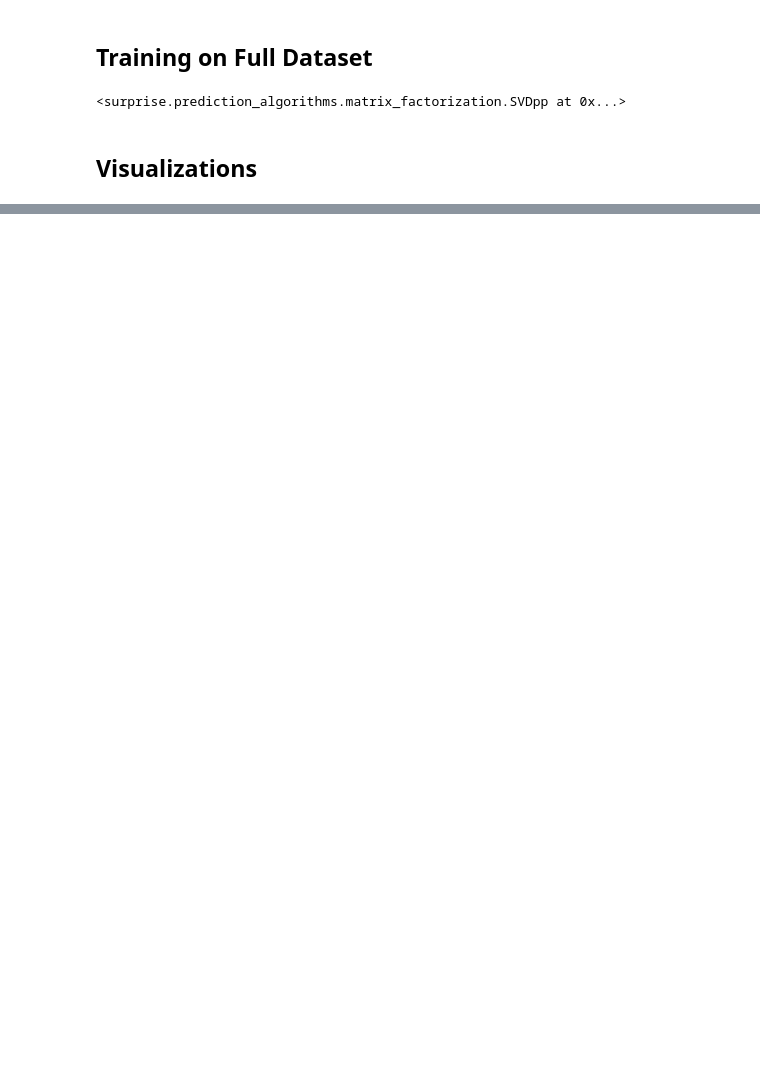
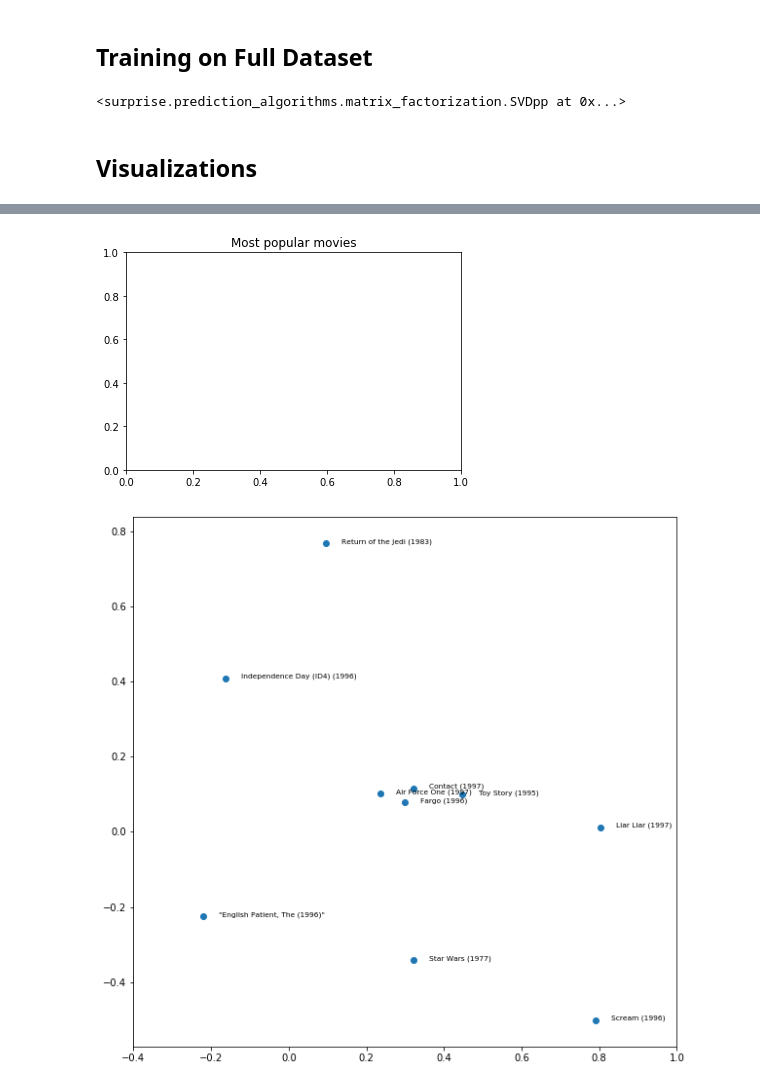
Before and after one commit to danezhou/CS155_Project2, a Jupyter notebook: Off-the-shelf SVD.ipynb, the cells around one changed output, grey strips where cells are left out. Drawn from its saved outputs; the diff is of its cells as text; code cells hidden in the pictures; blank space fills up the shorter version.

Commit message:
added and organized images

```diff
--- a/Off-the-shelf SVD.ipynb
+++ b/Off-the-shelf SVD.ipynb
@@ -67,0 +83,12 @@ plt.scatter(U_x, U_y)
+# %%
+N = 1664
+# %%
+most_rated = np.argpartition(num_ratings, -10)[-10:]
+most_rated.sort()
+
+n_parsed_movies = N
+a = np.arange(n_parsed_movies)
+exclude = np.setdiff1d(a, most_rated)
+
+most_popular_x = np.delete(V_x, exclude)
+most_popular_y = np.delete(V_y, exclude)
@@ -67,0 +111,29 @@ plt.scatter(U_x, U_y)
+# %%
+from collections import Counter
+# Loading the movie data
+movie_data = np.genfromtxt('./data/movies.txt', dtype=None, delimiter='\t', encoding='utf8')
+movie_titles = [movie[1] for movie in movie_data]
+movie_dict = Counter(movie_titles)
+movie_ids = {}
+
+for movie in movie_data:
+    movie_id = movie[0]
+    movie_ids[movie_id] = movie[1]
+# %%
+titles = []
+for i,most in enumerate(most_rated):
+    titles.append(movie_ids[most+1])
+
+plt.title("Most popular movies")
+plt.figure(figsize=(10,10))
+axes = plt.gca()
+axes.set_xlim([-0.4,1])
+# axes.set_ylim([-0.75,0.75])
+plt.scatter(most_popular_x, most_popular_y)
+for i, txt in enumerate(titles):
+    plt.annotate(txt, (most_popular_x[i]+.04, most_popular_y[i]), fontsize=7.5)
+plt.savefig('Shelf_popular_features.png', bbox_inches='tight')
+plt.show()
+# %% [output]
+[figure, added]
+[figure, added]
```
Also changed, not shown: parts of 10 cells of this notebook, 29 other files.
